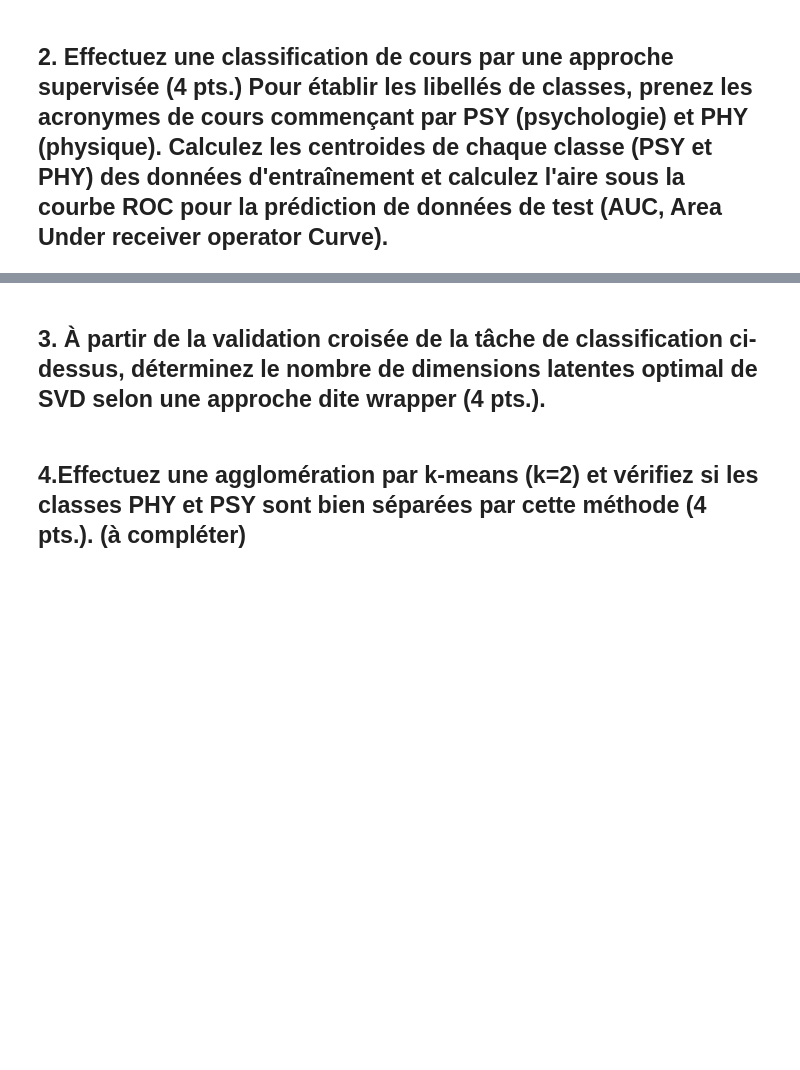
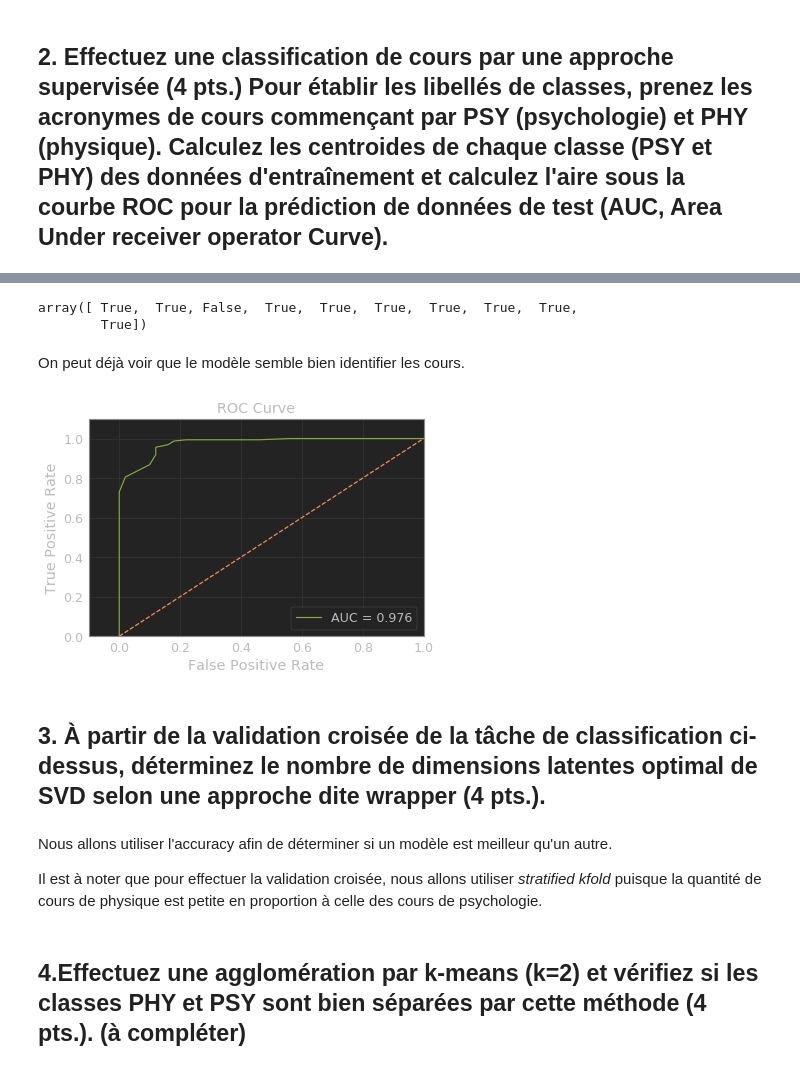
Before and after one commit to FabriceCh/log6308, a Jupyter notebook: tp3/tp3.ipynb, the cells around one changed output, grey strips where cells are left out. Drawn from its saved outputs; the diff is of its cells as text; code cells hidden in the pictures; blank space fills up the shorter version.

```diff
--- a/tp3/tp3.ipynb
+++ b/tp3/tp3.ipynb
@@ -159,0 +245,2 @@ train_df
+# %%
+y_data = class_df["PSY"].values
@@ -159,0 +269,10 @@ train_df
+# %%
+from sklearn.model_selection import train_test_split
+X_train, X_test, y_train, y_test = train_test_split(X_data, y_data, test_size=0.4, random_state=42)
+# %%
+from sklearn.neighbors import KNeighborsClassifier
+
+knn_classifier = KNeighborsClassifier(n_neighbors=15)
+knn_classifier.fit(X_train, y_train)
+
+y_scores = knn_classifier.predict_proba(X_test)
@@ -160,2 +292,31 @@ train_df
+# %%
+y_test[:10]
+# %% [output]
+array([ True,  True, False,  True,  True,  True,  True,  True,  True,
+        True])
+# %% [markdown]
+On peut déjà voir que le modèle semble bien identifier les cours.
+# %%
+from sklearn.metrics import roc_curve
+from sklearn.metrics import auc
+
+false_positive_rate, true_positive_rate, threshold = roc_curve(y_test, y_scores[:, 1])
+roc_auc = auc(false_positive_rate, true_positive_rate)
+# %%
+plt.plot(false_positive_rate, true_positive_rate, 'g', label = 'AUC = %0.3f' % roc_auc)
+plt.legend()
+plt.plot([0, 1], [0, 1], 'y--')
+plt.xlim([-0.1, 1])
+plt.ylim([0, 1.1])
+plt.ylabel('True Positive Rate')
+plt.xlabel('False Positive Rate')
+plt.title('ROC Curve')
+plt.show()
+# %% [output]
+[figure, added]
 # %% [markdown]
 ## 3. À partir de la validation croisée de la tâche de classification ci-dessus, déterminez le nombre de dimensions latentes optimal de SVD selon une approche dite wrapper (4 pts.).
+# %% [markdown]
+Nous allons utiliser l'accuracy afin de déterminer si un modèle est meilleur qu'un autre.
+
+Il est à noter que pour effectuer la validation croisée, nous allons utiliser *stratified kfold* puisque la quantité de cours de physique est petite en proportion à celle des cours de psychologie.
```
Also changed, not shown: parts of 21 cells of this notebook.
